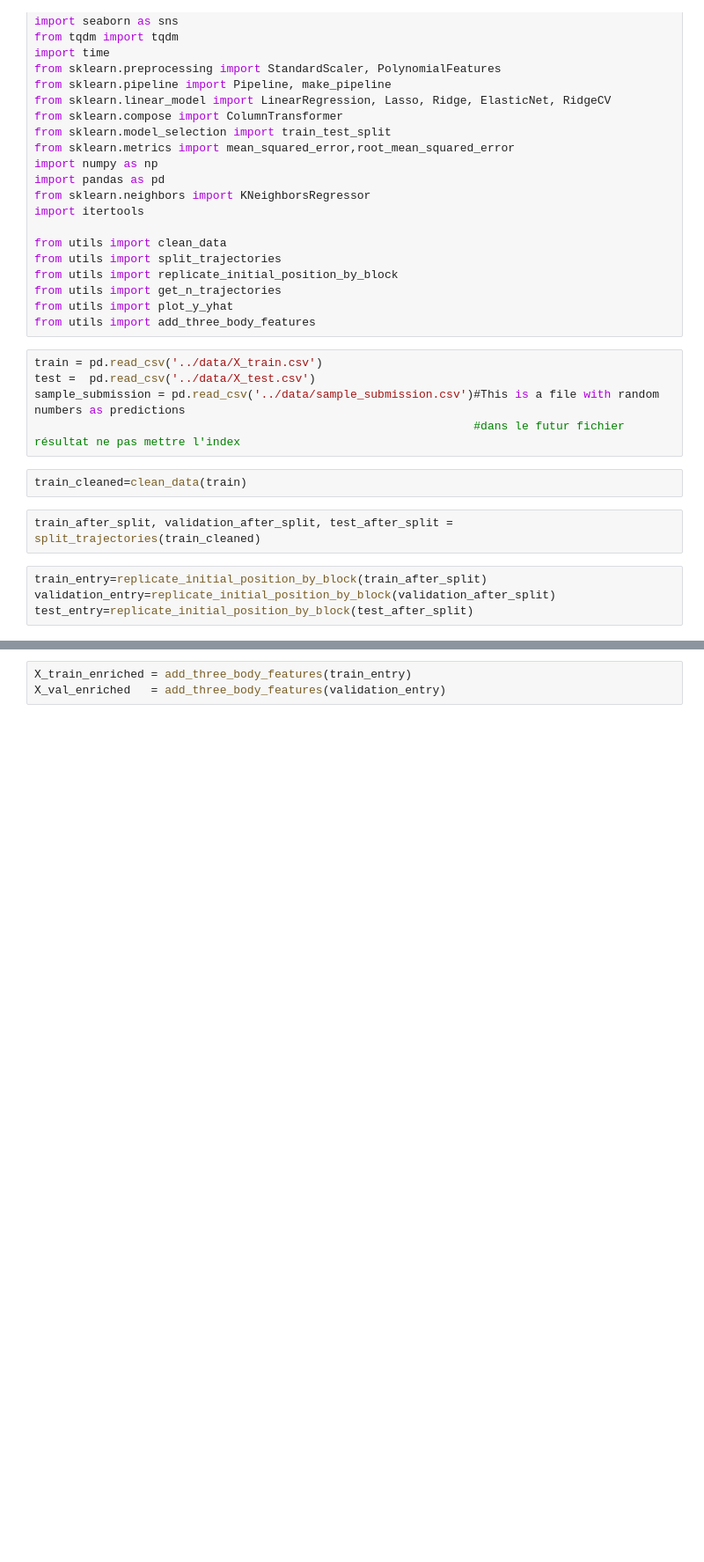
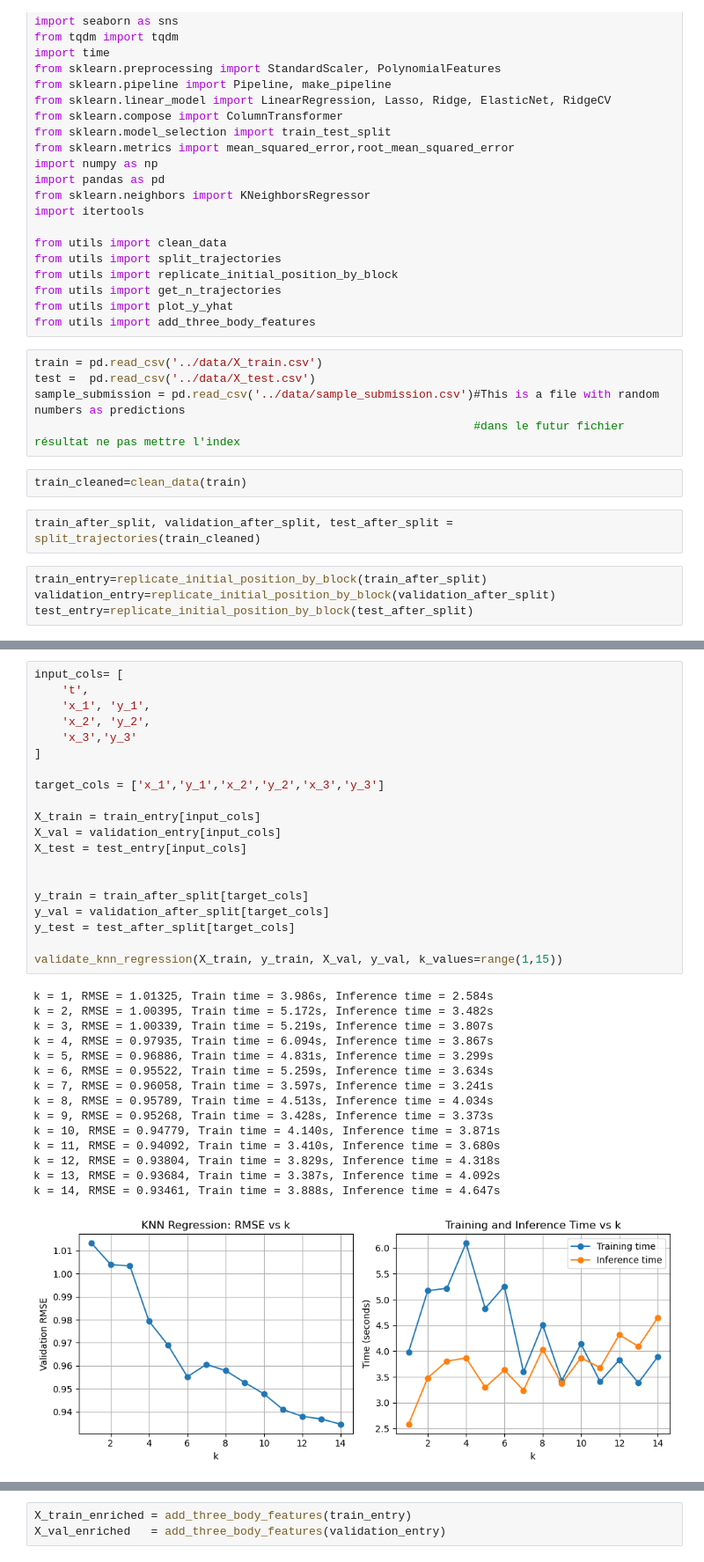
Before and after one commit to PLONTZNathan/MachineLearning_Assignment1, a Jupyter notebook: src/task4.ipynb, the cells around one changed output, grey strips where cells are left out. Shown: that part at 88% size. Saved outputs shown, nothing was run; the diff lists cells and outputs as text; blank space fills up the shorter version.

```diff
--- a/src/task4.ipynb
+++ b/src/task4.ipynb
@@ -37,0 +112,36 @@ test_entry=replicate_initial_position_by_block(test_after_split)
+# %%
+input_cols= [
+    't',
+    'x_1', 'y_1',
+    'x_2', 'y_2',
+    'x_3','y_3'
+]
+
+target_cols = ['x_1','y_1','x_2','y_2','x_3','y_3']
+
+X_train = train_entry[input_cols]
+X_val = validation_entry[input_cols]
+X_test = test_entry[input_cols]
+
+
+y_train = train_after_split[target_cols]
+y_val = validation_after_split[target_cols]
+y_test = test_after_split[target_cols]
+
+validate_knn_regression(X_train, y_train, X_val, y_val, k_values=range(1,15))
+# %% [output]
+k = 1, RMSE = 1.01325, Train time = 3.986s, Inference time = 2.584s
+k = 2, RMSE = 1.00395, Train time = 5.172s, Inference time = 3.482s
+k = 3, RMSE = 1.00339, Train time = 5.219s, Inference time = 3.807s
+k = 4, RMSE = 0.97935, Train time = 6.094s, Inference time = 3.867s
+k = 5, RMSE = 0.96886, Train time = 4.831s, Inference time = 3.299s
+k = 6, RMSE = 0.95522, Train time = 5.259s, Inference time = 3.634s
+k = 7, RMSE = 0.96058, Train time = 3.597s, Inference time = 3.241s
+k = 8, RMSE = 0.95789, Train time = 4.513s, Inference time = 4.034s
+k = 9, RMSE = 0.95268, Train time = 3.428s, Inference time = 3.373s
+k = 10, RMSE = 0.94779, Train time = 4.140s, Inference time = 3.871s
+k = 11, RMSE = 0.94092, Train time = 3.410s, Inference time = 3.680s
+k = 12, RMSE = 0.93804, Train time = 3.829s, Inference time = 4.318s
+k = 13, RMSE = 0.93684, Train time = 3.387s, Inference time = 4.092s
+k = 14, RMSE = 0.93461, Train time = 3.888s, Inference time = 4.647s
+[figure, added]
```
Also changed, not shown: parts of 5 cells of this notebook, 5 other files.
